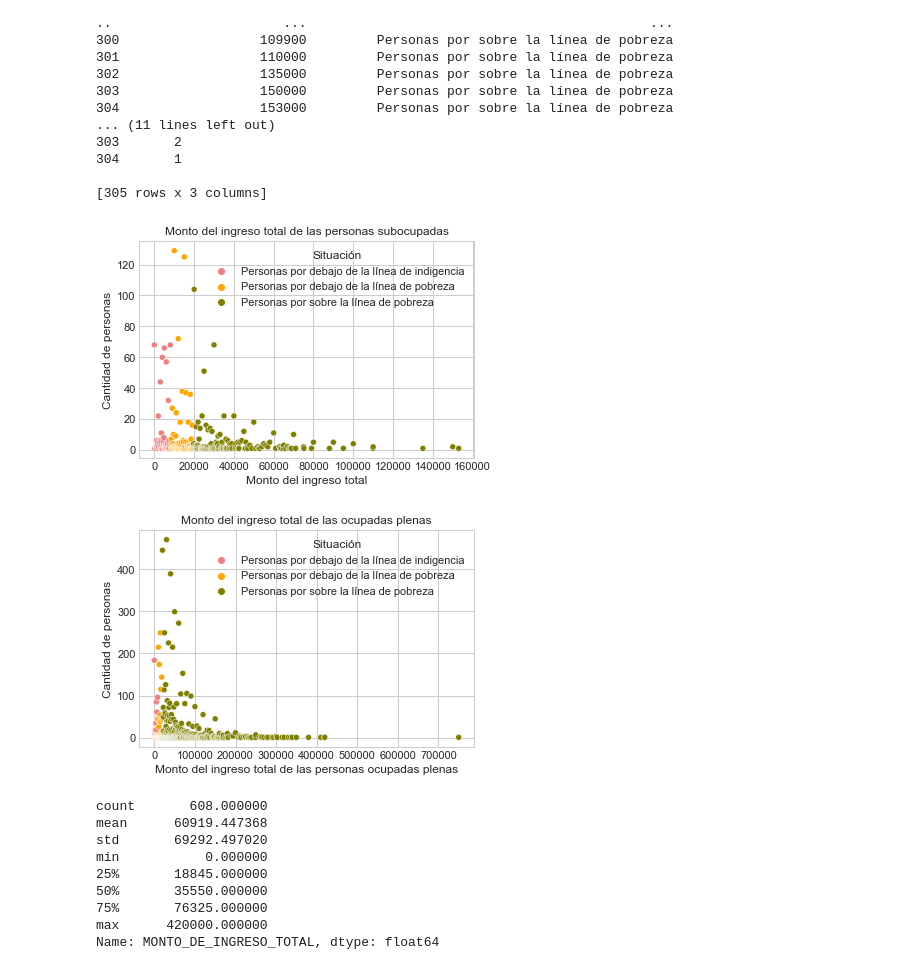
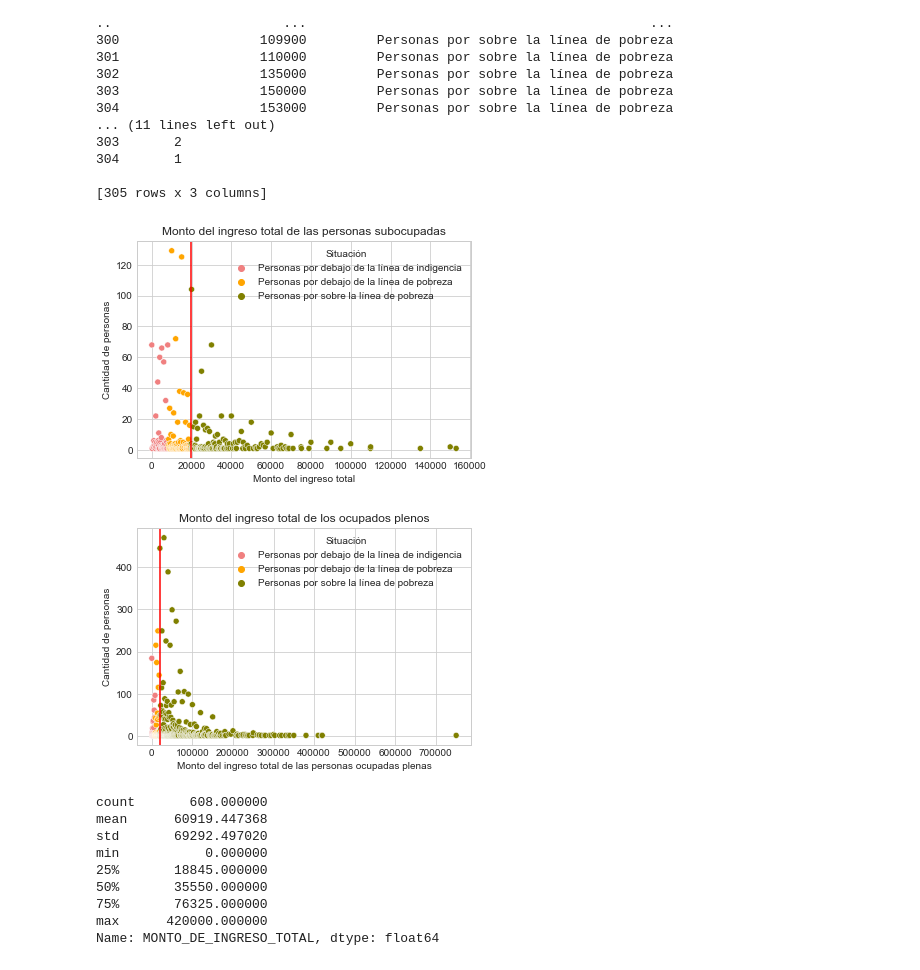
Before and after one commit to VioleCP/EPH-subocupacion, a Jupyter notebook: Subocupación Argentina.ipynb, the cells around one changed output. Saved outputs shown, nothing was run; the diff lists cells and outputs as text; code cells hidden in the pictures.

```diff
--- a/Subocupación Argentina.ipynb
+++ b/Subocupación Argentina.ipynb
@@ -671,10 +658,11 @@ print(subing)
 sns.scatterplot(x="MONTO_DE_INGRESO_TOTAL", y="CODUSU", hue="SITUACION", data= subing, palette = ["lightcoral", "orange", "olive" ])
 plt.xlabel("Monto del ingreso total")
 plt.ylabel("Cantidad de personas")
+plt.axvline(19700, color='red')
 plt.title("Monto del ingreso total de las personas subocupadas")
 plt.legend(title = "Situación");
 # %% [output]
-[figure, old version]
+[figure, new version]
 # %%
 ocupadosplenos = ocupados[ocupados.INTENSIDAD_DE_LA_OCUPACIÓN == "Ocupado pleno"]
 ocin = ocupadosplenos.groupby(["MONTO_DE_INGRESO_TOTAL", "SITUACION"])["CODUSU"].count()
@@ -682,11 +670,12 @@ ocing = ocin.reset_index()
 # %%
 sns.scatterplot(x="MONTO_DE_INGRESO_TOTAL", y="CODUSU", hue="SITUACION", data= ocing, palette = ["lightcoral", "orange", "olive" ])
 plt.xlabel("Monto del ingreso total de las personas ocupadas plenas")
 plt.ylabel("Cantidad de personas")
-plt.title("Monto del ingreso total de las ocupadas plenas")
+plt.axvline(19700, color='red')
+plt.title("Monto del ingreso total de los ocupados plenos")
 plt.legend(title = "Situación");
 # %% [output]
-[figure, old version]
+[figure, new version]
 # %%
 #Eliminé outliers para poder comparar mejor
 ocout = ocing.drop(ocing[ocing.MONTO_DE_INGRESO_TOTAL > 600000 ].index)
```
Also changed, not shown: parts of 30 cells of this notebook.
